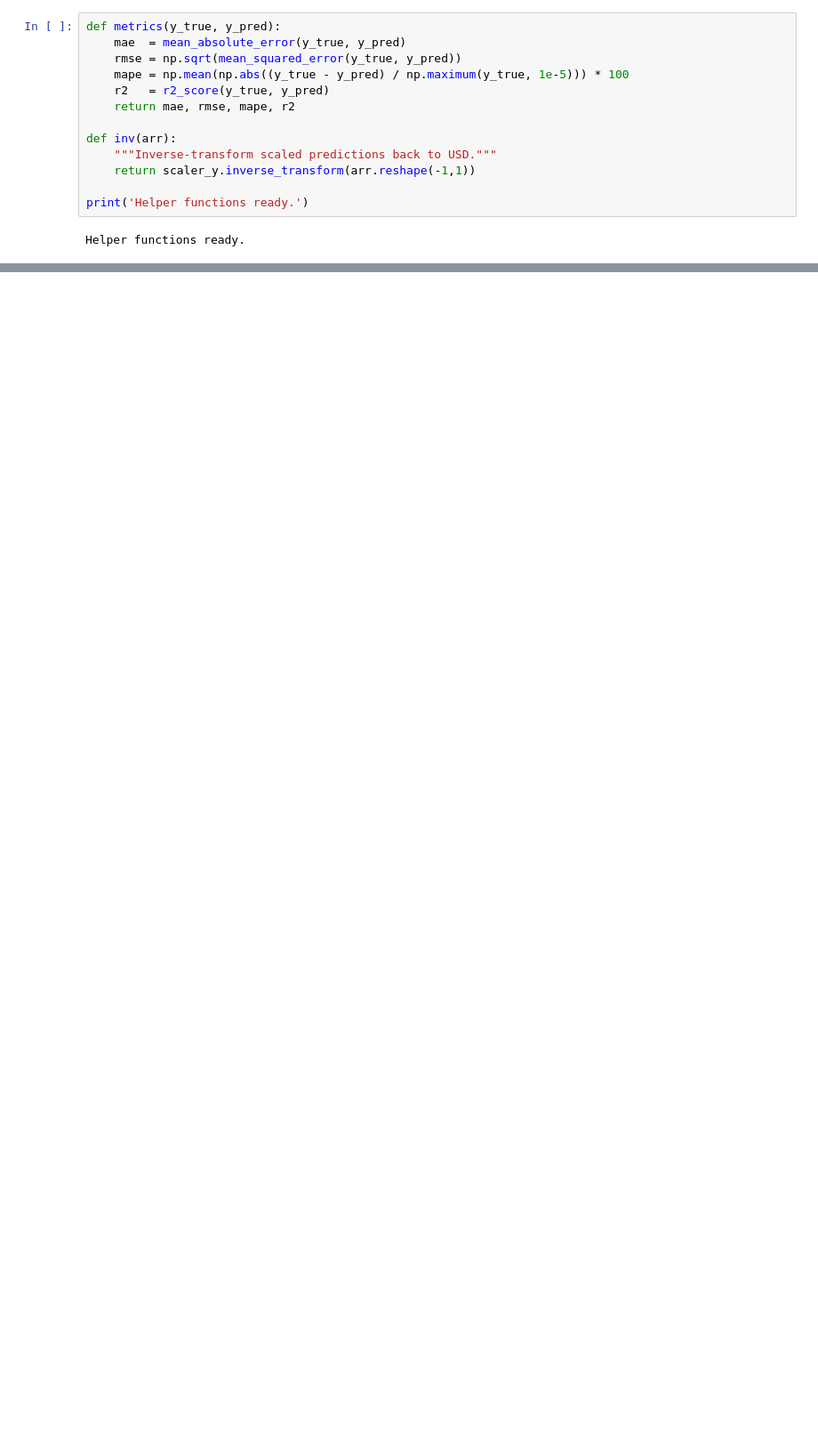
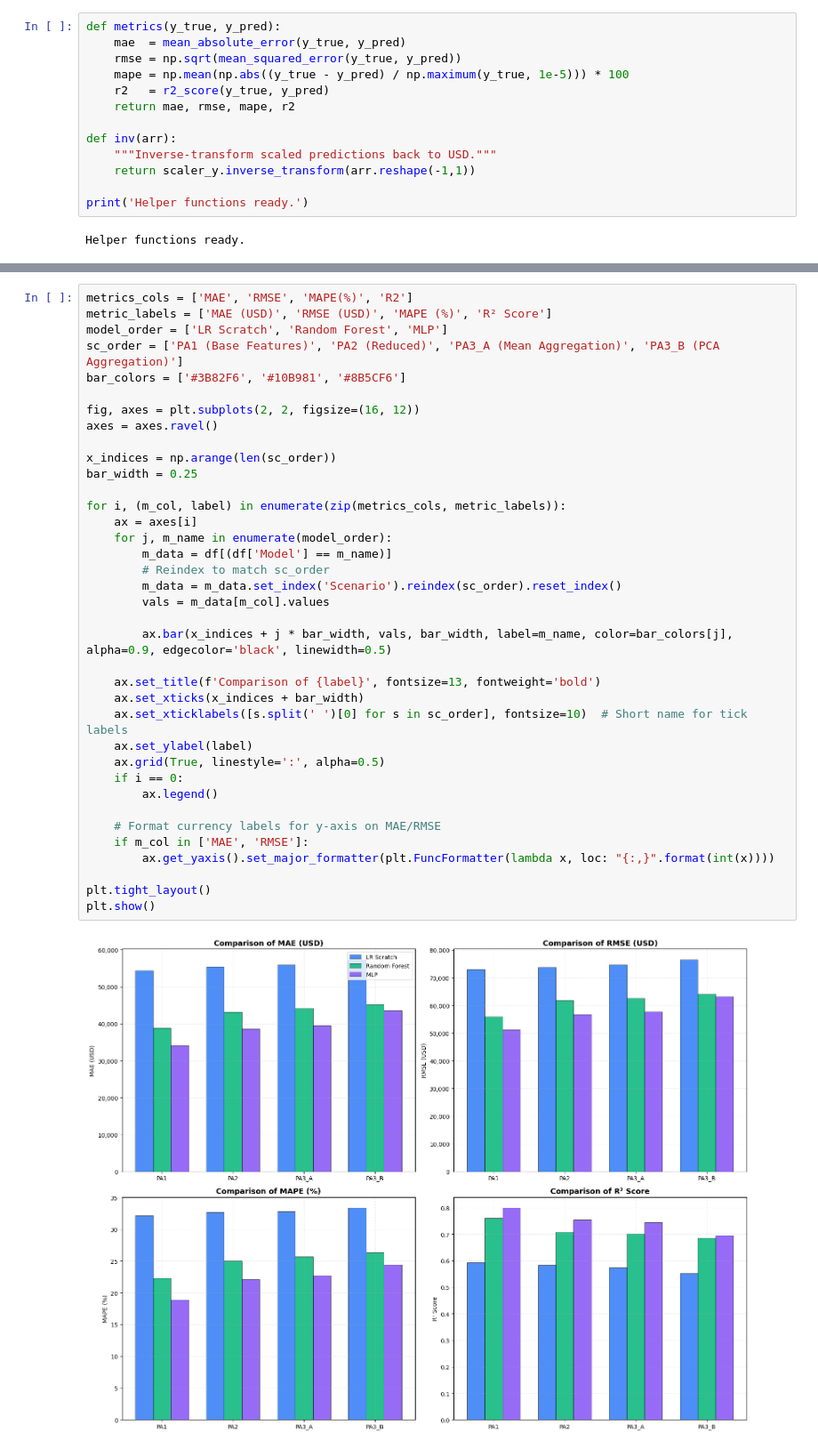
Before and after one commit to lacthui06/Lab-ML, a Jupyter notebook: lab4/modeling/modeling_kaggle.ipynb, the cells around one changed output, grey strips where cells are left out. Shown at 89% size. Saved outputs shown, nothing was run; the diff lists cells and outputs as text; blank space fills up the shorter version.

```diff
--- a/lab4/modeling/modeling_kaggle.ipynb
+++ b/lab4/modeling/modeling_kaggle.ipynb
@@ -573 +667,40 @@ plt.show()
+# %%
+metrics_cols = ['MAE', 'RMSE', 'MAPE(%)', 'R2']
+metric_labels = ['MAE (USD)', 'RMSE (USD)', 'MAPE (%)', 'R² Score']
+model_order = ['LR Scratch', 'Random Forest', 'MLP']
+sc_order = ['PA1 (Base Features)', 'PA2 (Reduced)', 'PA3_A (Mean Aggregation)', 'PA3_B (PCA Aggregation)']
+bar_colors = ['#3B82F6', '#10B981', '#8B5CF6']
+
+fig, axes = plt.subplots(2, 2, figsize=(16, 12))
+axes = axes.ravel()
+
+x_indices = np.arange(len(sc_order))
+bar_width = 0.25
+
+for i, (m_col, label) in enumerate(zip(metrics_cols, metric_labels)):
+    ax = axes[i]
+    for j, m_name in enumerate(model_order):
+        m_data = df[(df['Model'] == m_name)]
+        # Reindex to match sc_order
+        m_data = m_data.set_index('Scenario').reindex(sc_order).reset_index()
+        vals = m_data[m_col].values
+
+        ax.bar(x_indices + j * bar_width, vals, bar_width, label=m_name, color=bar_colors[j], alpha=0.9, edgecolor='black', linewidth=0.5)
+
+    ax.set_title(f'Comparison of {label}', fontsize=13, fontweight='bold')
+    ax.set_xticks(x_indices + bar_width)
+    ax.set_xticklabels([s.split(' ')[0] for s in sc_order], fontsize=10)  # Short name for tick labels
+    ax.set_ylabel(label)
+    ax.grid(True, linestyle=':', alpha=0.5)
+    if i == 0:
+        ax.legend()
+
+    # Format currency labels for y-axis on MAE/RMSE
+    if m_col in ['MAE', 'RMSE']:
+        ax.get_yaxis().set_major_formatter(plt.FuncFormatter(lambda x, loc: "{:,}".format(int(x))))
+
+plt.tight_layout()
+plt.show()
+# %% [output]
+[figure, added]
 # %%
```
Also changed, not shown: parts of 13 cells of this notebook, 24 other files.
